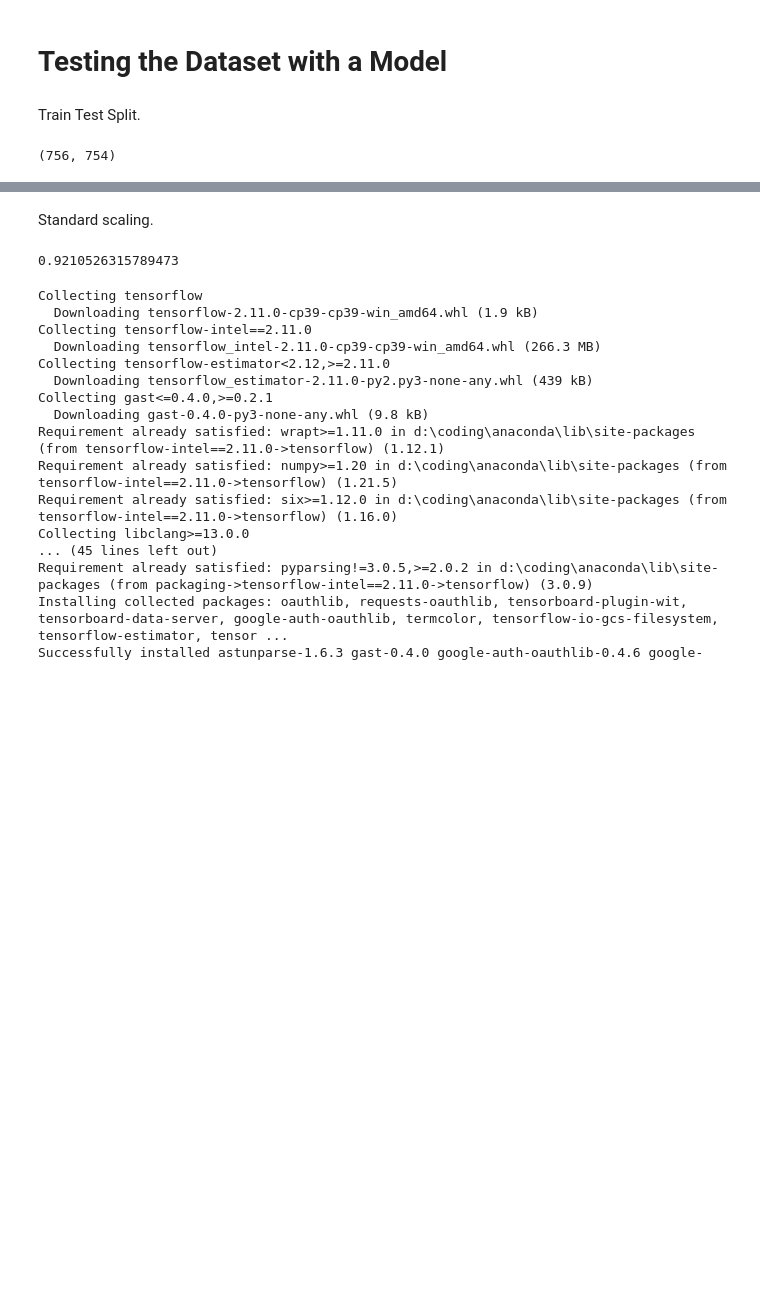
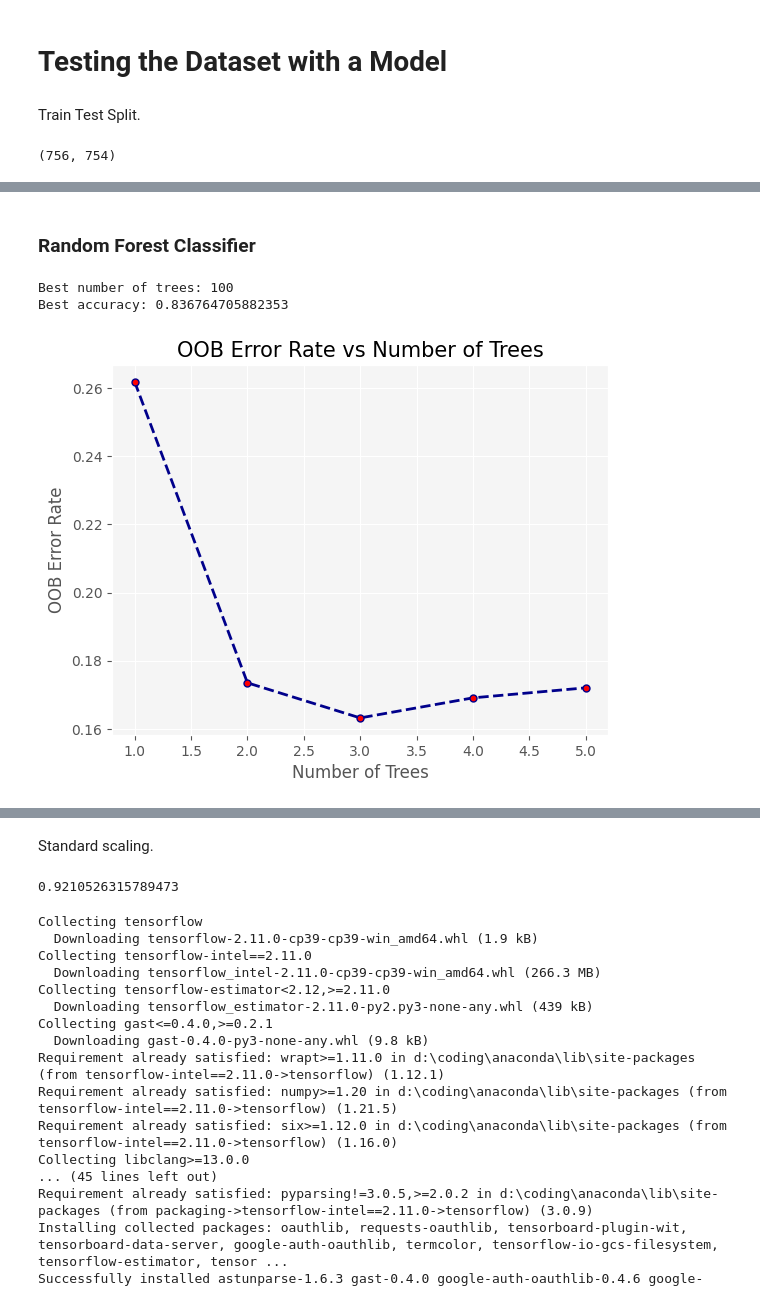
Before and after one commit to Samaresh-16/Parkinson_deepLearning, a Jupyter notebook: TraditionalMLmodels.ipynb, the cells around one changed output, grey strips where cells are left out. Saved outputs shown, nothing was run; the diff lists cells and outputs as text; code cells hidden in the pictures; blank space fills up the shorter version.

```diff
--- a/TraditionalMLmodels.ipynb
+++ b/TraditionalMLmodels.ipynb
@@ -764,0 +455,52 @@ weighted avg       0.85      0.86      0.85        76
+# %% [markdown]
+<h3><b>Random Forest Classifier
+# %%
+n_trees = [10, 50, 100, 250, 500]
+oob_errors = []
+
+# Initialize best_n and best_accuracy
+best_n = 10
+best_accuracy = 0
+
+for n in n_trees:
+    rfc = RandomForestClassifier(n_estimators=n, oob_score=True, random_state=42)
+    rfc.fit(x_train, y_train)
+    oob_errors.append(1 - rfc.oob_score_)
+
+    # Calculate the accuracy
+    accuracy = rfc.oob_score_
+    # If the accuracy is higher than best_accuracy, update best_n and best_accuracy
+    if accuracy > best_accuracy:
+        best_accuracy = accuracy
+        best_n = n
+
+print(f"Best number of trees: {best_n}")
+print(f"Best accuracy: {best_accuracy}")
+
+# Set plot style
+plt.style.use('ggplot')
+
+# Create a new figure
+plt.figure(dpi=100)
+
+# Plot error rates
+plt.plot(range(1, 6), oob_errors, color='darkblue', lw=2, linestyle='--', marker='o', markerfacecolor='red', markersize=5)
+
+# Add title and labels
+plt.title('OOB Error Rate vs Number of Trees', fontsize=15)
+plt.xlabel('Number of Trees', fontsize=12)
+plt.ylabel('OOB Error Rate', fontsize=12)
+
+# Add a grid
+plt.grid(True)
+
+# Add a background color
+ax = plt.gca()
+ax.set_facecolor('whitesmoke')
+
+# Show the plot
+plt.show()
+# %% [output]
+Best number of trees: 100
+Best accuracy: 0.836764705882353
+[figure, added]
```
Also changed, not shown: parts of 62 cells of this notebook.
